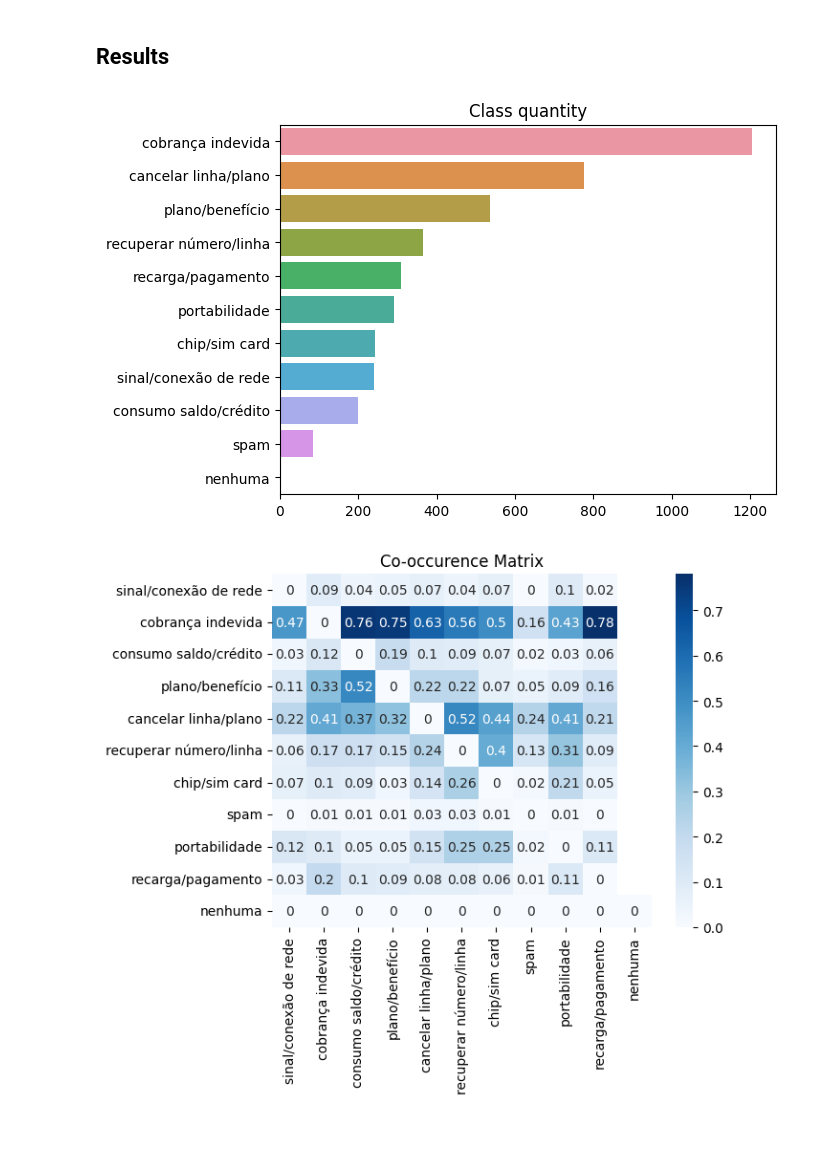
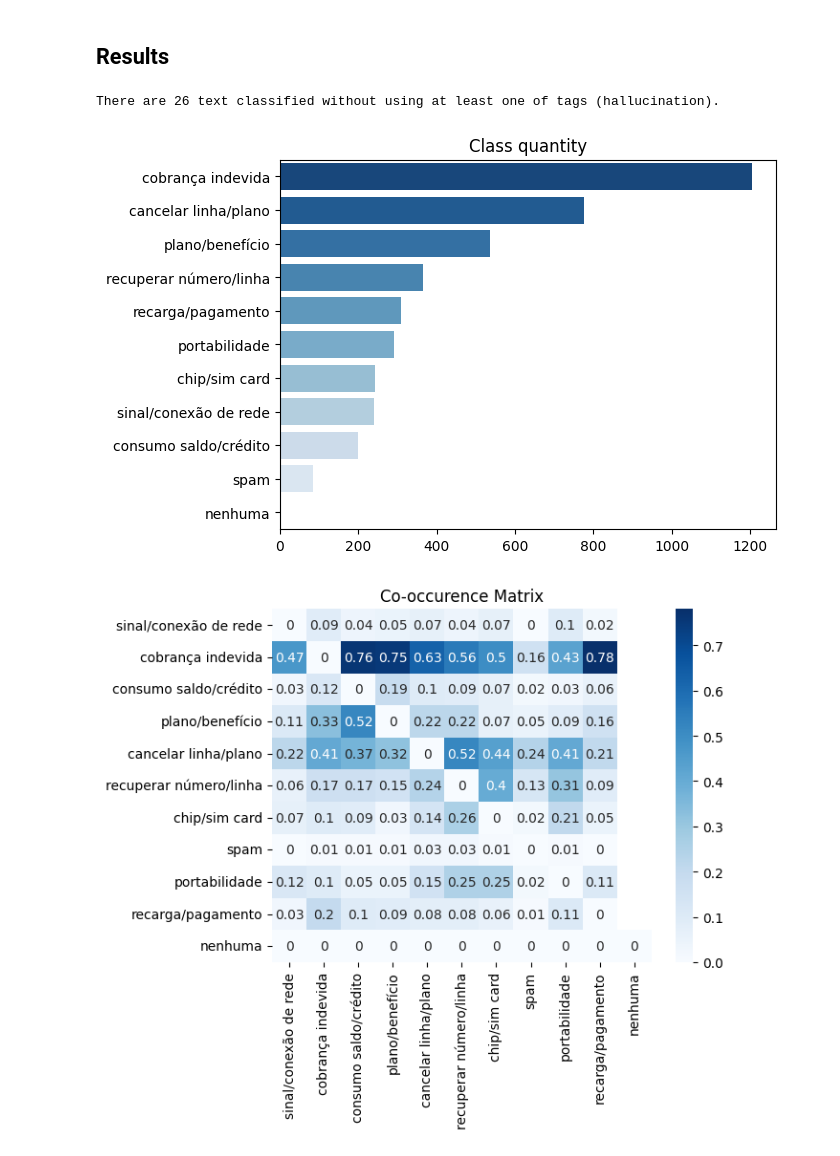
Before and after one commit to rdemarqui/llm_complaint_management, a Jupyter notebook: 02. LLM_analysis.ipynb, the cells around one changed output. Cells and saved outputs as stored; diff of their text form; code cells hidden in the pictures.

```diff
--- a/02. LLM_analysis.ipynb
+++ b/02. LLM_analysis.ipynb
@@ -295,23 +295,28 @@ iterate_over_interval(df=df, column="description",
                       start_row=0, end_row=2001)
 # %% [markdown]
 ## Results
-# %%
-# Applies correction to some misspelled classifications
-df = pd.read_excel('analise_reclamacao_0_2001.xlsx')
 # %%
-# Creates binary classification columns
+# Creates binary classification columns and sum total classifications
 for tag in tags:
     df[tag] = df['llm_class'].apply(lambda x: 1 if tag in x else 0)
+
+df['llm_class_sum'] = df[tags].sum(axis=1)
+# %%
+# Check the quantity os texts that weren't classified using at least one of tags
+unknow_tags = (df['llm_class_sum'] == 0).sum()
+print(f"There are {unknow_tags} text classified without using at least one of tags (hallucination).")
+# %% [output]
+There are 26 text classified without using at least one of tags (hallucination).
 # %%
 # Get class quantity
 df_class = df[tags]
 class_qty = df_class.sum()
 
 chart_class = class_qty.sort_values(ascending=False)
-sns.barplot(x=chart_class.values, y=chart_class.index, orient='h')
+sns.barplot(x=chart_class.values, y=chart_class.index, orient='h', palette='Blues_r')
 plt.title('Class quantity');
 # %% [output]
-[figure, old version]
+[figure, new version]
 # %%
 # Calculate co-ocorrence matrix
 cooc_matrix = round(df_class.T.dot(df_class) / class_qty, 2)
```
